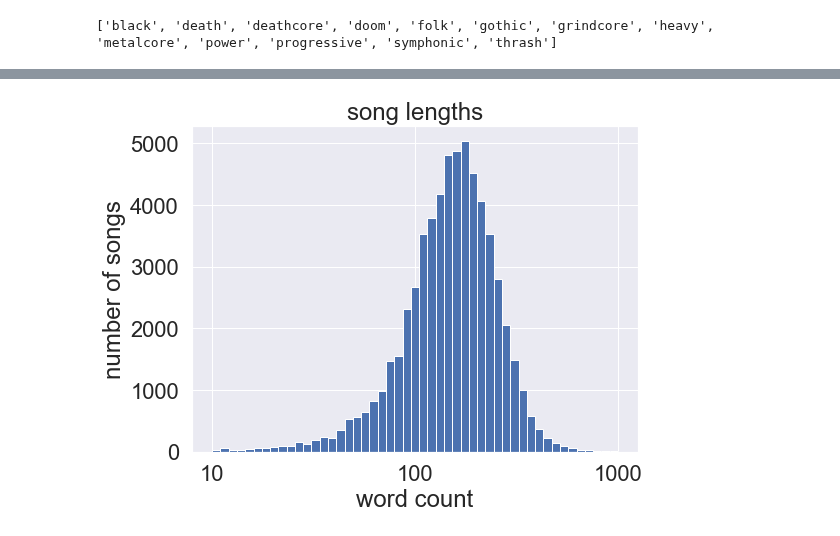
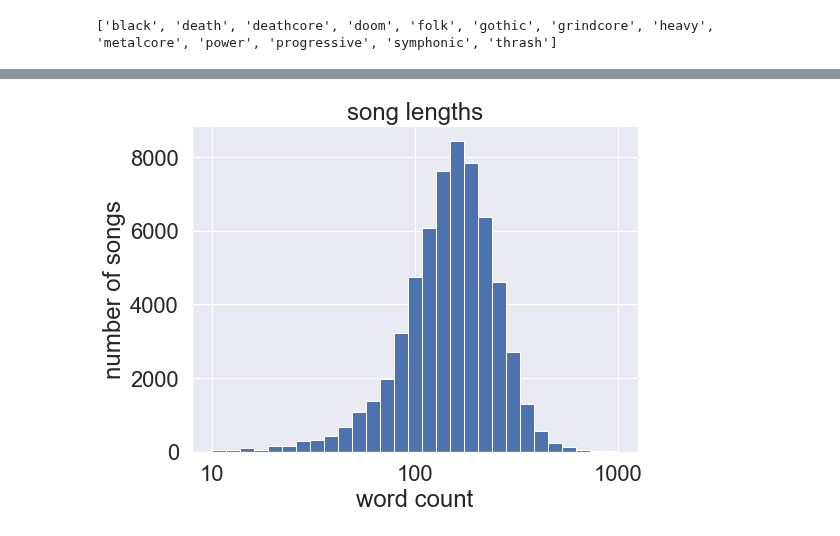
Before and after one commit to pdqnguyen/metallyrics, a Jupyter notebook: lyrics0.ipynb, the cells around one changed output, grey strips where cells are left out. Drawn from its saved outputs; the diff is of its cells as text; code cells hidden in the pictures.

```diff
--- a/lyrics0.ipynb
+++ b/lyrics0.ipynb
@@ -78,11 +82,12 @@ song_lengths = df_r.song_darklyrics.str.split().apply(len)
 # %%
+song_lengths = df_r.song_darklyrics.str.split().apply(len)
 fig, ax = plt.subplots(1, 1, figsize=(8, 6))
-song_lengths.hist(bins=np.logspace(1, 3, 50), ax=ax)
+song_lengths.hist(bins=np.logspace(1, 3, 30), ax=ax)
 ax.set_xscale('log')
 ax.xaxis.set_major_formatter(ScalarFormatter())
 ax.set_xlabel("word count")
 ax.set_ylabel("number of songs")
 ax.set_title("song lengths")
 plt.show()
 # %% [output]
-[figure, old version]
+[figure, new version]
```
Also changed, not shown: parts of 10 cells of this notebook.
